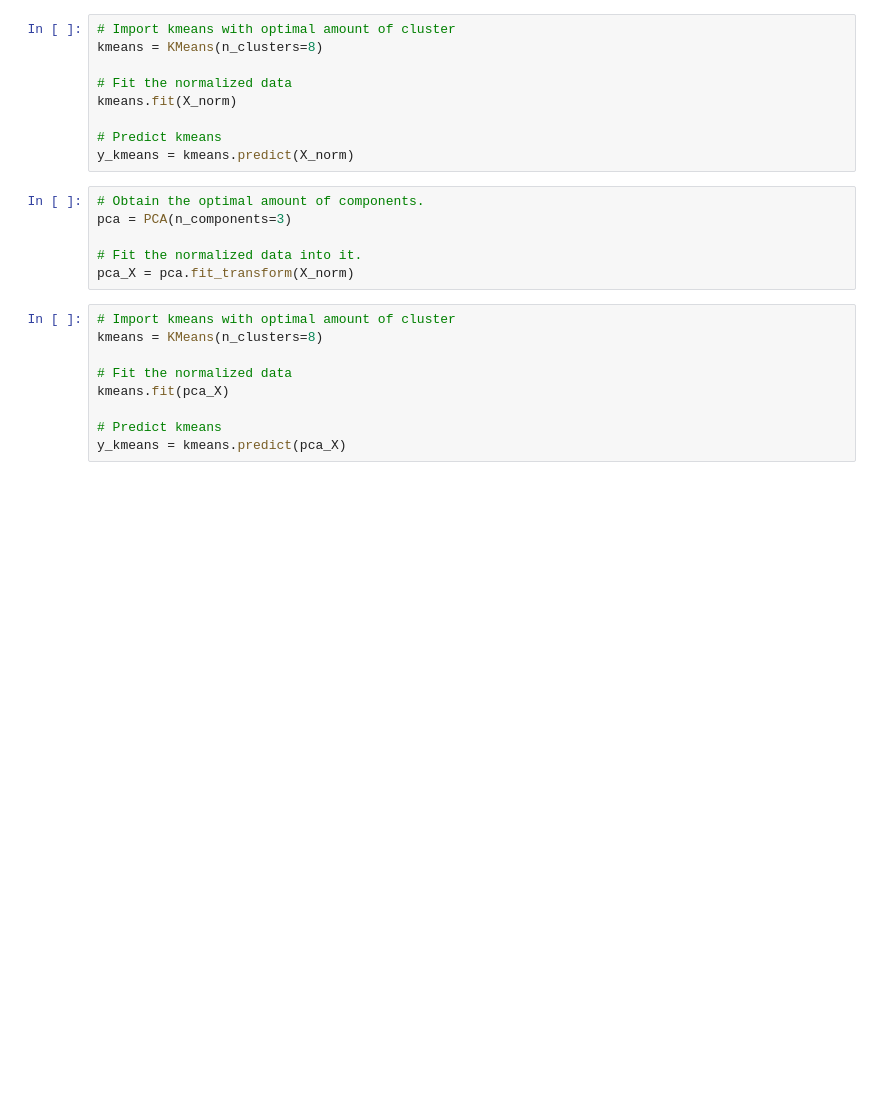
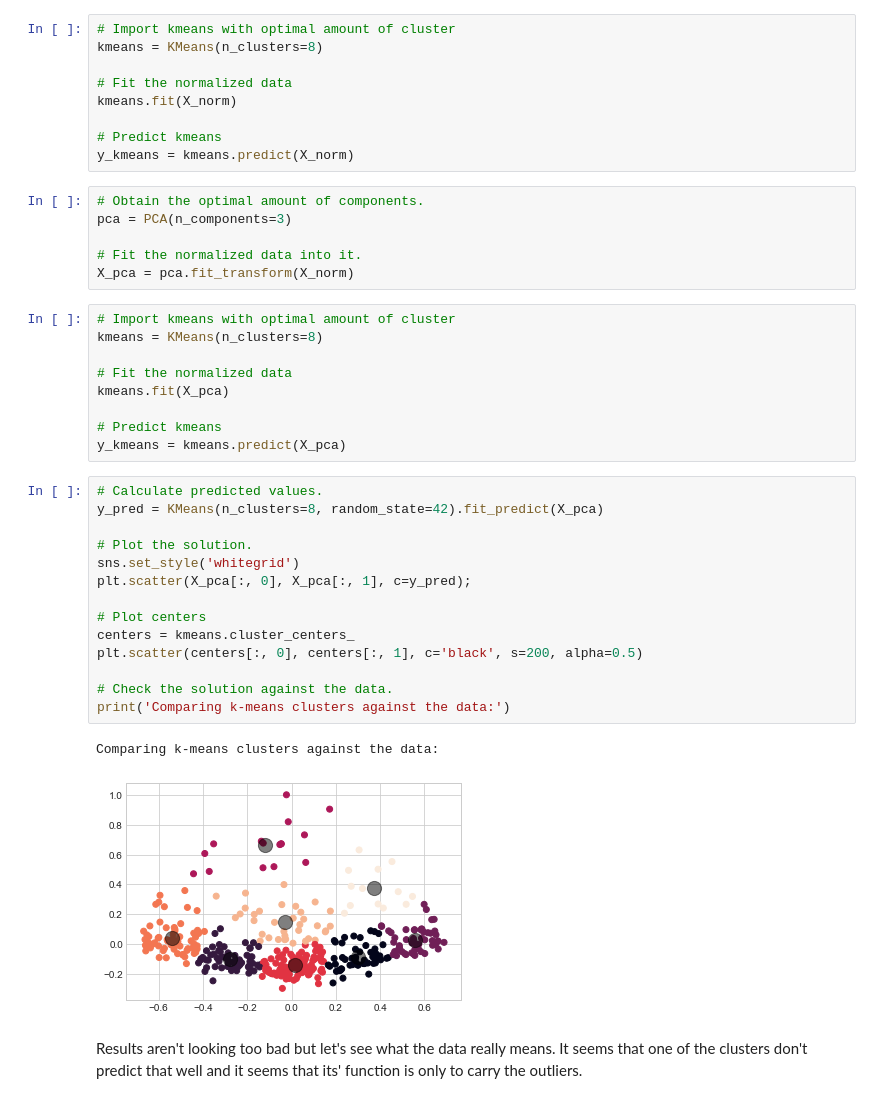
Before and after one commit to lamkg/Fantasy-Basketball-Draft-Project, a Jupyter notebook: Fantasy Basketball Projections 2019.ipynb, the cells around one changed output. Drawn from its saved outputs; the diff is of its cells as text; blank space fills up the shorter version.

Commit message:
Added graph with PCA

```diff
--- a/Fantasy Basketball Projections 2019.ipynb
+++ b/Fantasy Basketball Projections 2019.ipynb
@@ -339,13 +339,32 @@ y_kmeans = kmeans.predict(X_norm)
 pca = PCA(n_components=3)
 
 # Fit the normalized data into it.
-pca_X = pca.fit_transform(X_norm)
+X_pca = pca.fit_transform(X_norm)
 # %%
 # Import kmeans with optimal amount of cluster
 kmeans = KMeans(n_clusters=8)
 
 # Fit the normalized data
-kmeans.fit(pca_X)
+kmeans.fit(X_pca)
 
 # Predict kmeans
-y_kmeans = kmeans.predict(pca_X)
+y_kmeans = kmeans.predict(X_pca)
+# %%
+# Calculate predicted values.
+y_pred = KMeans(n_clusters=8, random_state=42).fit_predict(X_pca)
+
+# Plot the solution.
+sns.set_style('whitegrid')
+plt.scatter(X_pca[:, 0], X_pca[:, 1], c=y_pred);
+
+# Plot centers
+centers = kmeans.cluster_centers_
+plt.scatter(centers[:, 0], centers[:, 1], c='black', s=200, alpha=0.5)
+
+# Check the solution against the data.
+print('Comparing k-means clusters against the data:')
+# %% [output]
+Comparing k-means clusters against the data:
+[figure, added]
+# %% [markdown]
+Results aren't looking too bad but let's see what the data really means. It seems that one of the clusters don't predict that well and it seems that its' function is only to carry the outliers.
```
